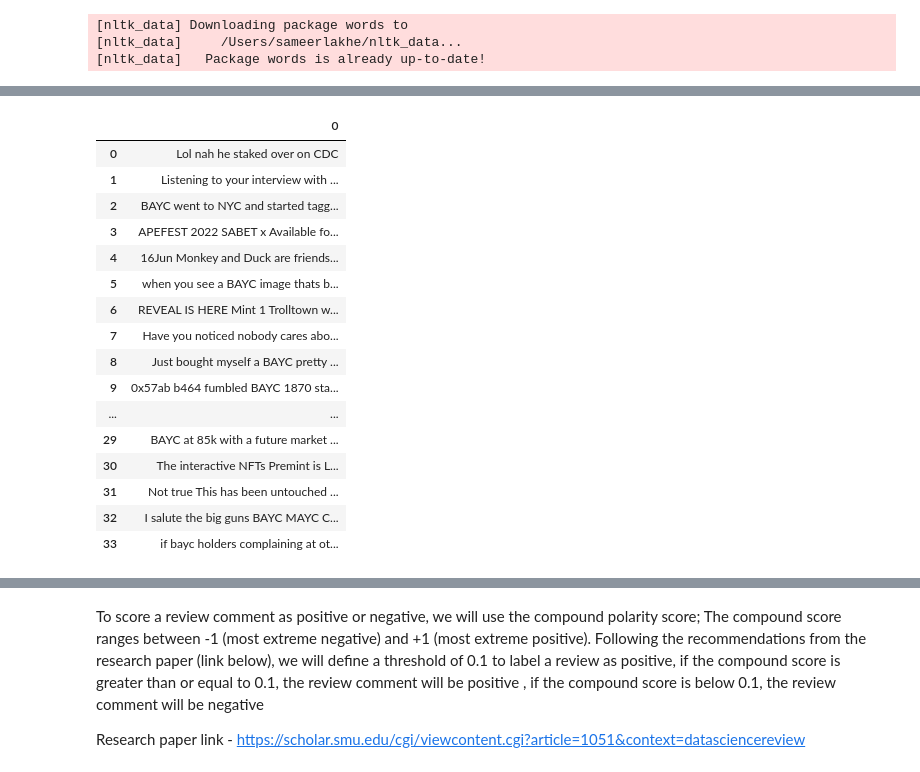
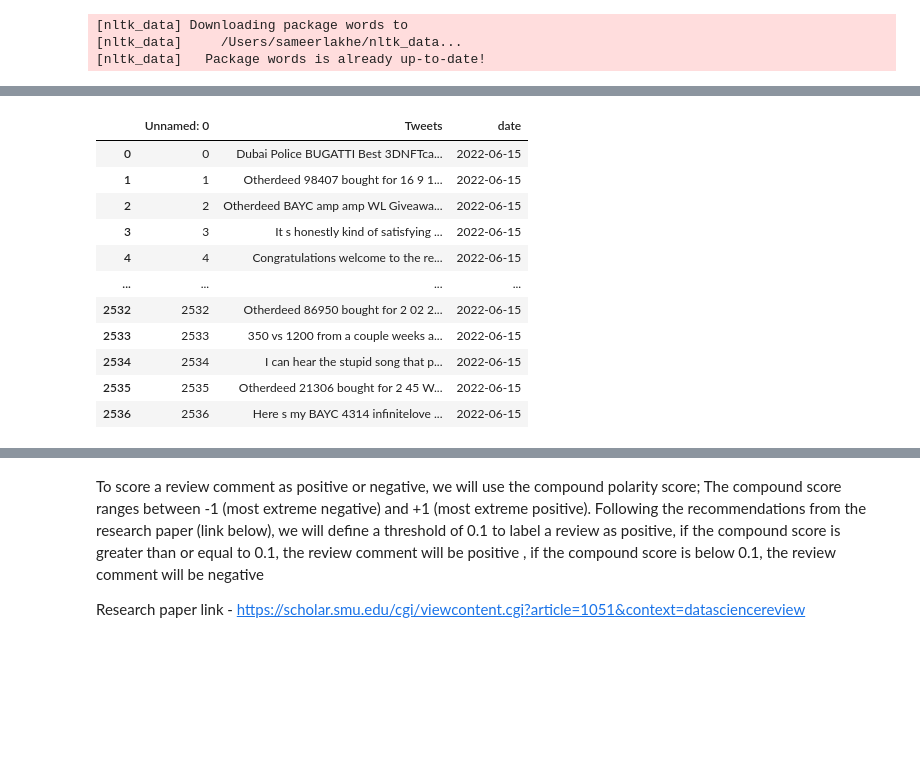
Before and after one commit to sameerlakhe/NFTSentimentAnalysis, a Jupyter notebook: NFTSentimentAnalysis.ipynb, the cells around one changed output, grey strips where cells are left out. Cells and saved outputs as stored; diff of their text form; code cells hidden in the pictures; blank space fills up the shorter version.

Commit message:
get tweets for date range, store in csv specific to date

```diff
--- a/NFTSentimentAnalysis.ipynb
+++ b/NFTSentimentAnalysis.ipynb
@@ -234,12 +236,15 @@ def determine_file_name(query,start_date):
     return file_name
 # %%
 #this function writes the event data to a csv file to avoid calling the API multiple times
-def write_csv(data_list, file_name):
+def write_csv(data_list, file_name,start_date_str,end_date_str):
     with open(file_name, mode='w', encoding='utf-8', newline='\n') as f:
         header = "Tweets"
         f.write("%s\n" % header)
         for data in data_list:
             f.write("%s\n" % data)
+
+def write_csv1(df, file_name,start_date_str,end_date_str):
+    df.to_csv(file_name)
 # %%
 def remove_emoji(string):
     return emoji.get_emoji_regexp().sub(u'', string)
@@ -277,46 +320,64 @@ def remove_duplicates(tweet_list):
 # %%
 #get the max data
-limit = 50
+limit = 5000
 max_results = 100
 tweet_list=[]
-progress_indicator_size=50
+progress_indicator_size=500
 startDate = "2022-06-16"
 start_date = datetime.datetime(2022, 6, 16, 0,0, 0)
 
 
-def search_tweets(query,start_date,reload=False):
+def search_tweets(query,start_date,end_date,reload=False):
     client = tweepy.Client(bearer_token=bearer_token)
     file_name = determine_file_name(query,start_date)
     path = Path(file_name)
-
+    end_date_str = end_date.strftime('%Y-%m-%d')
     i=1
     if (reload == False and path.is_file()):
         print(f'The file {file_name} exists')
         nft_df = pd.read_csv(file_name)
         return nft_df
     else:
-        for tweet in tweepy.Paginator(client.search_recent_tweets,query=query,
-                                      start_time=start_date,
-                                      tweet_fields = [ 'created_at'],
-                                      max_results=max_results).flatten(limit=limit):
-            #print(str(i) +")" + tweet.text)
-            i=i+1
-            tweet_date = tweet.created_at
-            print(f"tweet_date:{tweet_date}")
-            sanitized_tweet = sanitize_tweet(tweet.text)
-            tweet_list.append(sanitized_tweet)
-            if(i%progress_indicator_size)==0:
-                print(f"Number of tweets fetched..:{i}")
+        try:
+            for tweet in tweepy.Paginator(client.search_recent_tweets,query=query,
+                                          start_time=start_date,
+                                          end_time=end_date,
+                                          tweet_fields = [ 'created_at'],
+                                          max_results=max_results).flatten(limit=limit):
+                #print(str(i) +")" + tweet.text)
+                i=i+1
+                tweet_date = tweet.created_at
+                tweet_date_str = tweet_date.strftime('%Y-%m-%d')
+                #print(f"tweet_date:{tweet_date_str}")
+                sanitized_tweet = sanitize_tweet(tweet.text)
+                tweet_list.append(sanitized_tweet)
+                if(i%progress_indicator_size)==0:
+                    print(f"Number of tweets fetched..:{i}")
+        except Exception as e:
+            print("exception getting tweets",e)
+
         #once the list is generated, write it to file
         unique_tweet_list = remove_duplicates(tweet_list)
-        write_csv(unique_tweet_list,file_name)
-    #return list as a dataframe
-    return pd.DataFrame(unique_tweet_list)
+        #return list as a dataframe
+        df = pd.DataFrame(unique_tweet_list,columns=["Tweets"])
+        df["date"] = end_date_str
+        write_csv1(df,file_name,start_date,end_date)
+        return df
 
 query = "BAYC"
-is_reload_needed = True
-bayc_tweet_df = search_tweets(query,start_date,is_reload_needed)
+is_reload_needed = False
 
 pd.set_option('max_colwidth', 800)
 bayc_tweet_df
+
+past_days = get_past_days(6)
+past_days_tweets=[]
+
+for i in range(0, len(past_days)):
+    past_date = past_days[i]
+    past_date_start_time = past_date["date_start"]
+    past_date_end_time = past_date["date_end"]
+    print(f"getting the tweets for day start:{past_date_start_time} to day end:{past_date_end_time}")
+    bayc_tweet_df = search_tweets(query,past_date_start_time,past_date_end_time,is_reload_needed)
+    past_days_tweets.append(bayc_tweet_df)
 # %% [output]
@@ -340,17 +396,12 @@ tweet_date:2022-06-16 22:38:00+00:00
-|  | 0 |
-| 0 | Lol nah he staked over on CDC |
-| 1 | Listening to your interview with ... |
-| 2 | BAYC went to NYC and started tagg... |
-| 3 | APEFEST 2022 SABET x Available fo... |
-| 4 | 16Jun Monkey and Duck are friends... |
-| 5 | when you see a BAYC image thats b... |
-| 6 | REVEAL IS HERE Mint 1 Trolltown w... |
-| 7 | Have you noticed nobody cares abo... |
-| 8 | Just bought myself a BAYC pretty ... |
-| 9 | 0x57ab b464 fumbled BAYC 1870 sta... |
-| ... | ... |
-| 29 | BAYC at 85k with a future market ... |
-| 30 | The interactive NFTs Premint is L... |
-| 31 | Not true This has been untouched ... |
-| 32 | I salute the big guns BAYC MAYC C... |
-| 33 | if bayc holders complaining at ot... |
+|  | Unnamed: 0 | Tweets | date |
+| 0 | 0 | Dubai Police BUGATTI Best 3DNFTca... | 2022-06-15 |
+| 1 | 1 | Otherdeed 98407 bought for 16 9 1... | 2022-06-15 |
+| 2 | 2 | Otherdeed BAYC amp amp WL Giveawa... | 2022-06-15 |
+| 3 | 3 | It s honestly kind of satisfying ... | 2022-06-15 |
+| 4 | 4 | Congratulations welcome to the re... | 2022-06-15 |
+| ... | ... | ... | ... |
+| 2532 | 2532 | Otherdeed 86950 bought for 2 02 2... | 2022-06-15 |
+| 2533 | 2533 | 350 vs 1200 from a couple weeks a... | 2022-06-15 |
+| 2534 | 2534 | I can hear the stupid song that p... | 2022-06-15 |
+| 2535 | 2535 | Otherdeed 21306 bought for 2 45 W... | 2022-06-15 |
+| 2536 | 2536 | Here s my BAYC 4314 infinitelove ... | 2022-06-15 |
```
Also changed, not shown: parts of 6 cells of this notebook, 6 other files.
